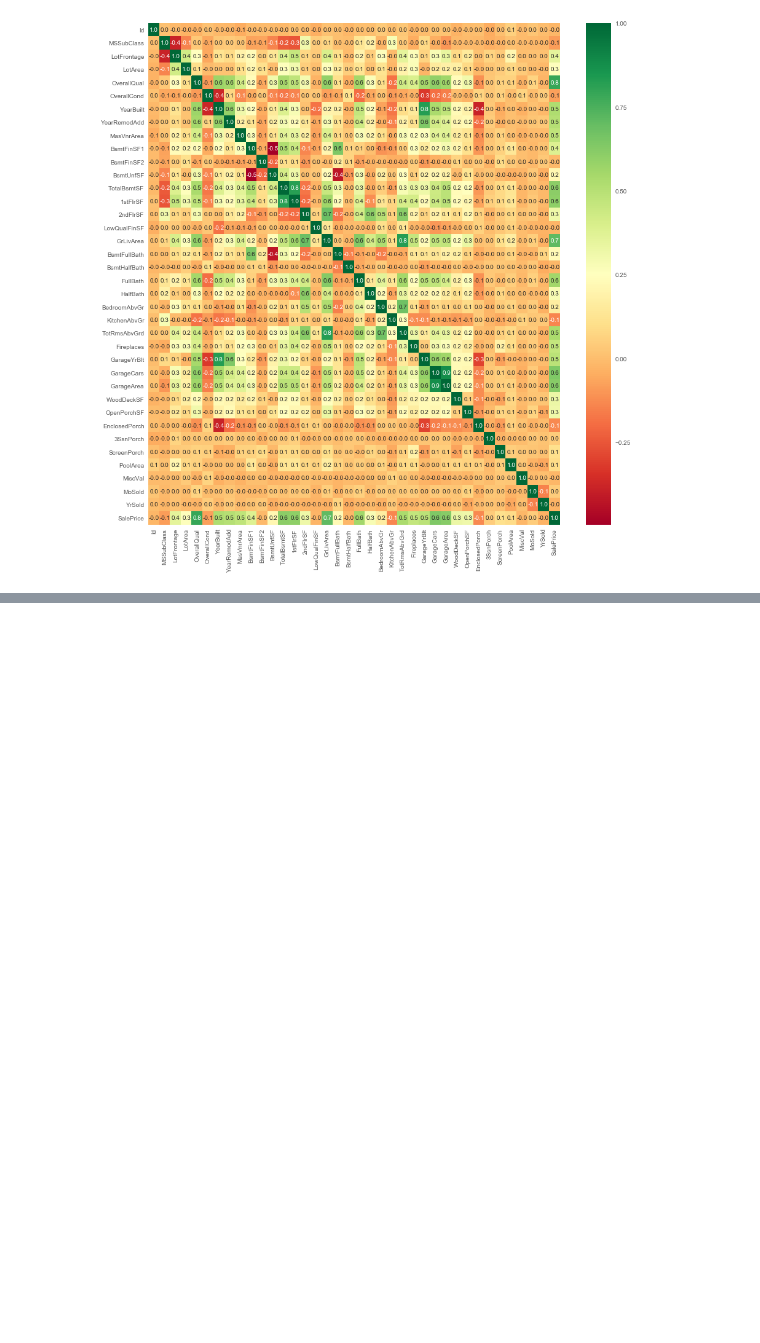
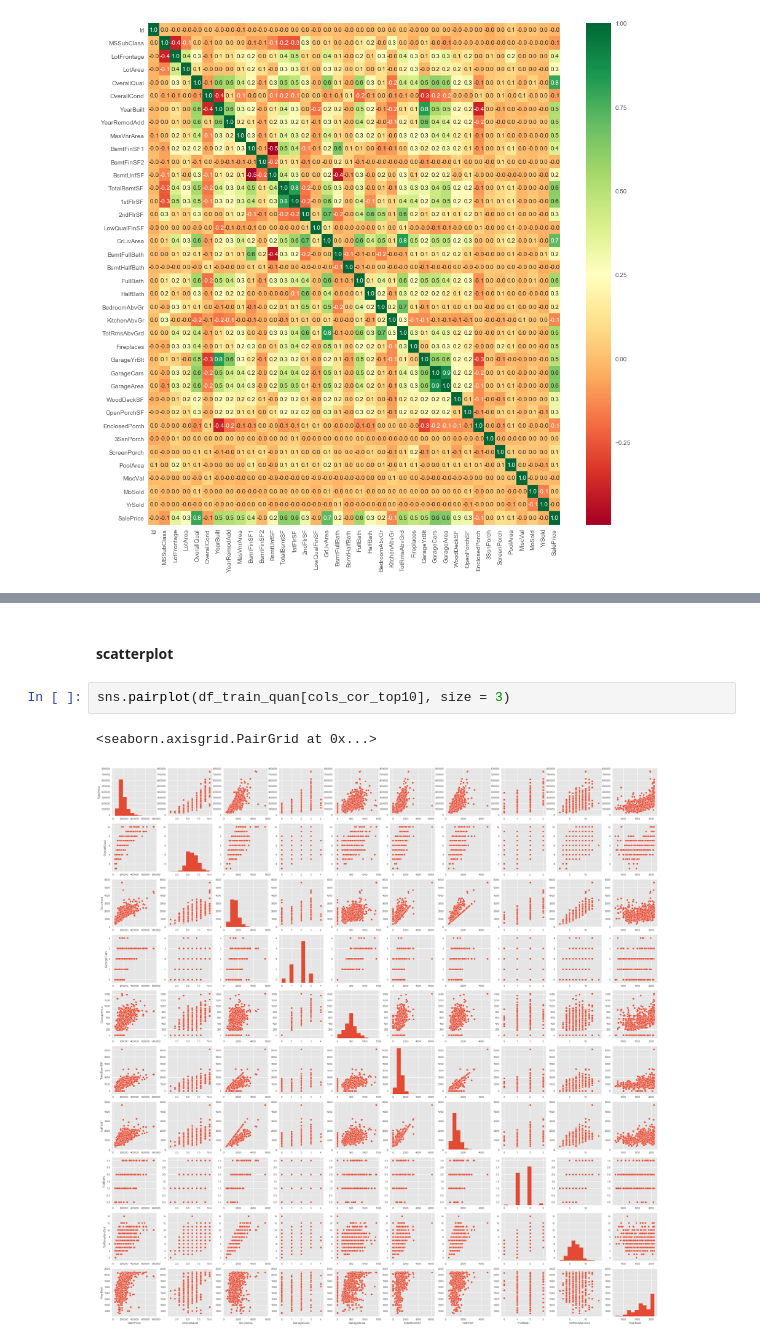
Before and after one commit to wjy5446/house-price-project, a Jupyter notebook: YoonJaeyoung/house-price-analysis.ipynb, the cells around one changed output, grey strips where cells are left out. Cells and saved outputs as stored; diff of their text form; blank space fills up the shorter version.

```diff
--- a/YoonJaeyoung/house-price-analysis.ipynb
+++ b/YoonJaeyoung/house-price-analysis.ipynb
@@ -274,0 +285,7 @@ ax = sns.heatmap(data_col, cmap = "RdYlGn", annot = True, fmt = "1.1f")
+# %% [markdown]
+#### scatterplot
+# %%
+sns.pairplot(df_train_quan[cols_cor_top10], size = 3)
+# %% [output]
+<seaborn.axisgrid.PairGrid at 0x...>
+[figure, added]
```
Also changed, not shown: parts of 3 cells of this notebook.
